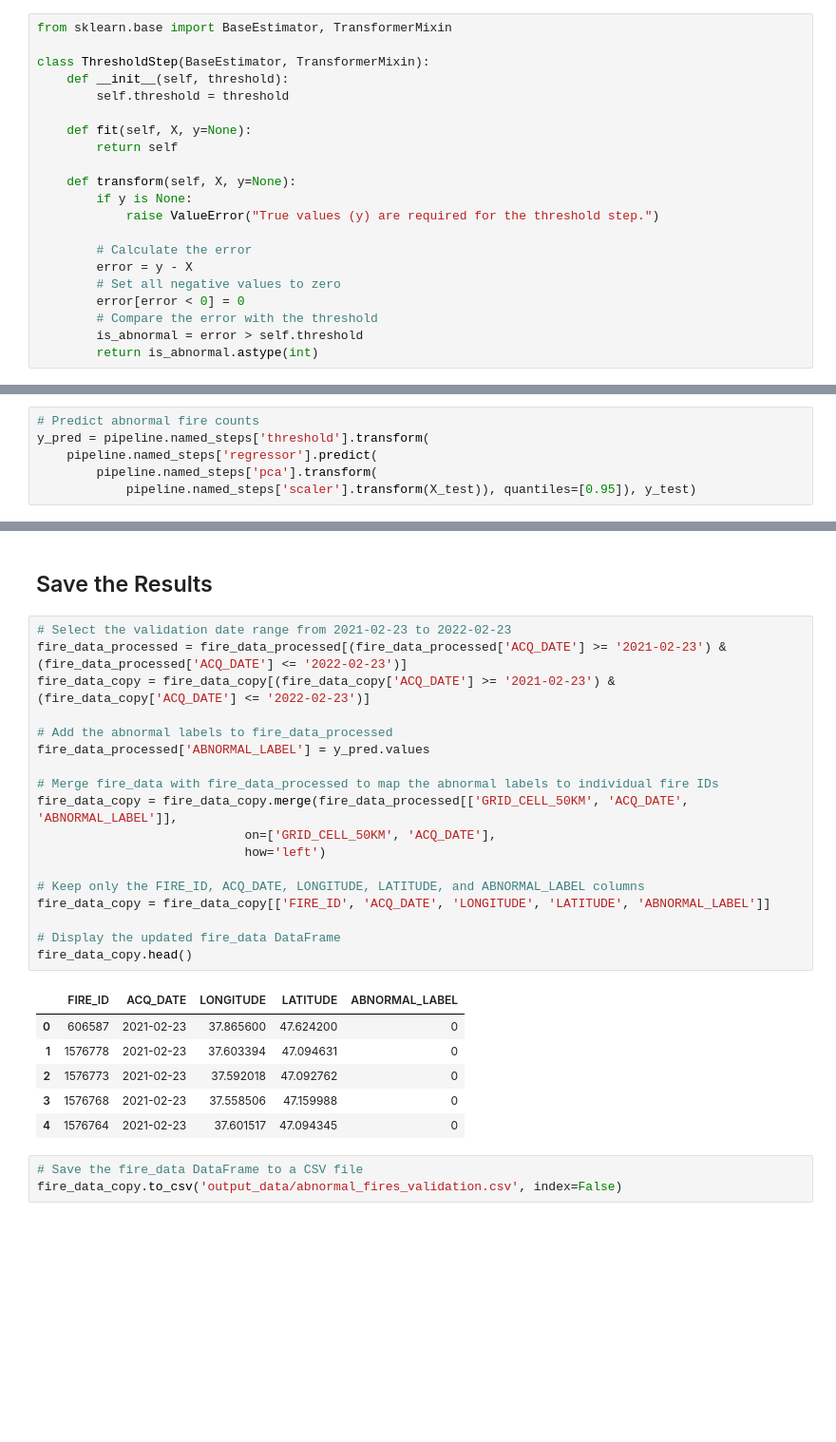
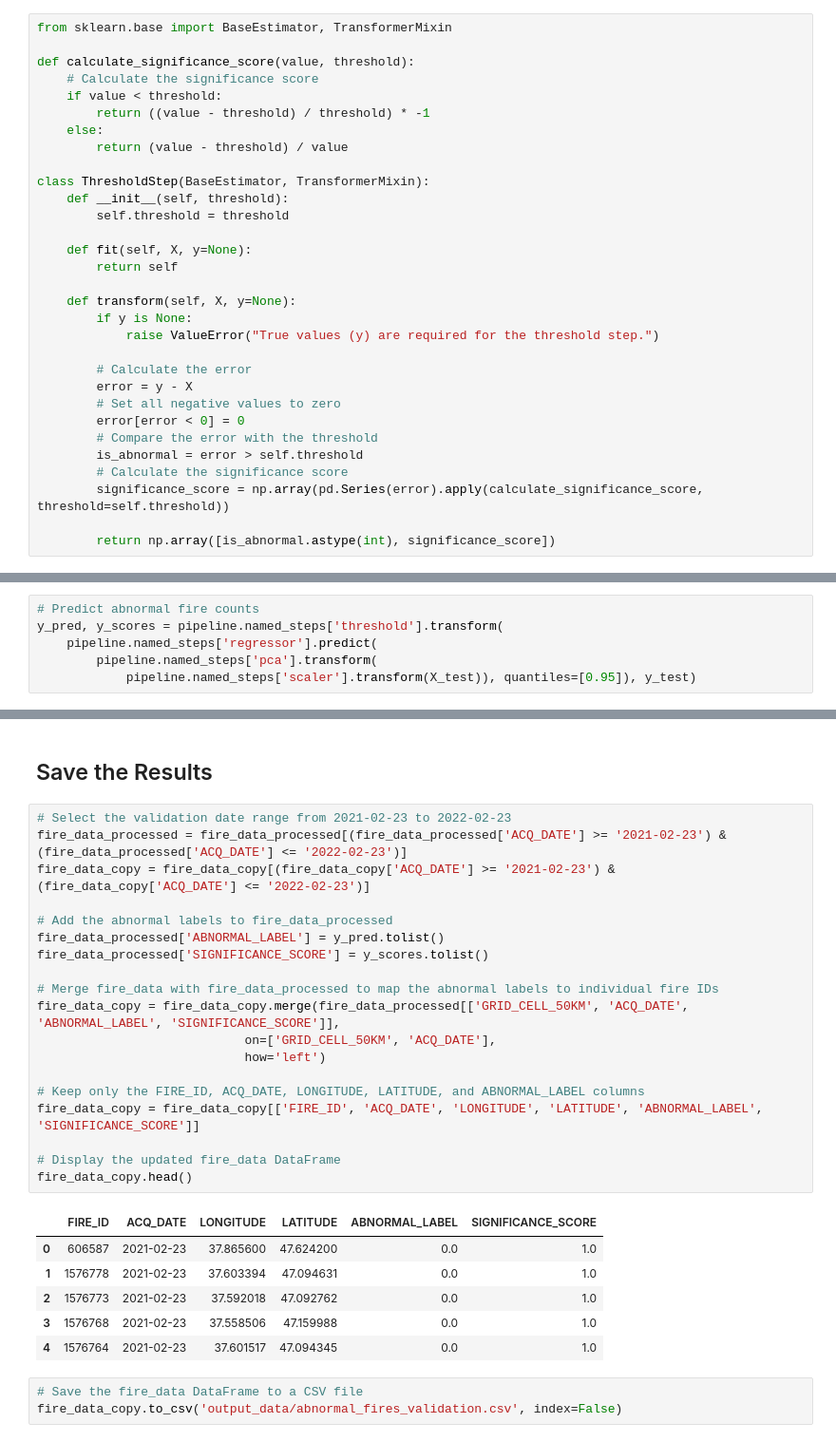
Before and after one commit to GianMan89/war-fire-model, a Jupyter notebook: 2_training.ipynb, the cells around one changed output, grey strips where cells are left out. Shown: that part at 95% size. Saved outputs shown, nothing was run; the diff lists cells and outputs as text; blank space fills up the shorter version.

Commit message:
Update: added significance scores for anomaly detection

```diff
--- a/2_training.ipynb
+++ b/2_training.ipynb
@@ -191,6 +191,13 @@ print(f'Threshold for 95% of all fires: {threshold}')
 Threshold for 95% of all fires: 14.450000000000031
 # %%
 from sklearn.base import BaseEstimator, TransformerMixin
+
+def calculate_significance_score(value, threshold):
+    # Calculate the significance score
+    if value < threshold:
+        return ((value - threshold) / threshold) * -1
+    else:
+        return (value - threshold) / value
 
 class ThresholdStep(BaseEstimator, TransformerMixin):
     def __init__(self, threshold):
@@ -209,7 +216,10 @@ class ThresholdStep(BaseEstimator, TransformerMixin):
         error[error < 0] = 0
         # Compare the error with the threshold
         is_abnormal = error > self.threshold
-        return is_abnormal.astype(int)
+        # Calculate the significance score
+        significance_score = np.array(pd.Series(error).apply(calculate_significance_score, threshold=self.threshold))
+
+        return np.array([is_abnormal.astype(int), significance_score])
 # %%
 # Add the threshold step to the pipeline
 pipeline.steps.append(('threshold', ThresholdStep(threshold=threshold)))
@@ -228,7 +238,7 @@ with open('saved_models/pipeline.pkl', 'wb') as file:
     pickle.dump(pipeline, file)
 # %%
 # Predict abnormal fire counts
-y_pred = pipeline.named_steps['threshold'].transform(
+y_pred, y_scores = pipeline.named_steps['threshold'].transform(
     pipeline.named_steps['regressor'].predict(
         pipeline.named_steps['pca'].transform(
             pipeline.named_steps['scaler'].transform(X_test)), quantiles=[0.95]), y_test)
@@ -249,28 +269,29 @@ Percentage of Abnormal Fires: 4.98%
 # %%
 # Select the validation date range from 2021-02-23 to 2022-02-23
 fire_data_processed = fire_data_processed[(fire_data_processed['ACQ_DATE'] >= '2021-02-23') & (fire_data_processed['ACQ_DATE'] <= '2022-02-23')]
 fire_data_copy = fire_data_copy[(fire_data_copy['ACQ_DATE'] >= '2021-02-23') & (fire_data_copy['ACQ_DATE'] <= '2022-02-23')]
 
 # Add the abnormal labels to fire_data_processed
-fire_data_processed['ABNORMAL_LABEL'] = y_pred.values
+fire_data_processed['ABNORMAL_LABEL'] = y_pred.tolist()
+fire_data_processed['SIGNIFICANCE_SCORE'] = y_scores.tolist()
 
 # Merge fire_data with fire_data_processed to map the abnormal labels to individual fire IDs
-fire_data_copy = fire_data_copy.merge(fire_data_processed[['GRID_CELL_50KM', 'ACQ_DATE', 'ABNORMAL_LABEL']],
+fire_data_copy = fire_data_copy.merge(fire_data_processed[['GRID_CELL_50KM', 'ACQ_DATE', 'ABNORMAL_LABEL', 'SIGNIFICANCE_SCORE']],
                             on=['GRID_CELL_50KM', 'ACQ_DATE'],
                             how='left')
 
 # Keep only the FIRE_ID, ACQ_DATE, LONGITUDE, LATITUDE, and ABNORMAL_LABEL columns
-fire_data_copy = fire_data_copy[['FIRE_ID', 'ACQ_DATE', 'LONGITUDE', 'LATITUDE', 'ABNORMAL_LABEL']]
+fire_data_copy = fire_data_copy[['FIRE_ID', 'ACQ_DATE', 'LONGITUDE', 'LATITUDE', 'ABNORMAL_LABEL', 'SIGNIFICANCE_SCORE']]
 
 # Display the updated fire_data DataFrame
 fire_data_copy.head()
 # %% [output]
-|  | FIRE_ID | ACQ_DATE | LONGITUDE | LATITUDE | ABNORMAL_LABEL |
-| 0 | 606587 | 2021-02-23 | 37.865600 | 47.624200 | 0 |
-| 1 | 1576778 | 2021-02-23 | 37.603394 | 47.094631 | 0 |
-| 2 | 1576773 | 2021-02-23 | 37.592018 | 47.092762 | 0 |
-| 3 | 1576768 | 2021-02-23 | 37.558506 | 47.159988 | 0 |
-| 4 | 1576764 | 2021-02-23 | 37.601517 | 47.094345 | 0 |
+|  | FIRE_ID | ACQ_DATE | LONGITUDE | LATITUDE | ABNORMAL_LABEL | SIGNIFICANCE_SCORE |
+| 0 | 606587 | 2021-02-23 | 37.865600 | 47.624200 | 0.0 | 1.0 |
+| 1 | 1576778 | 2021-02-23 | 37.603394 | 47.094631 | 0.0 | 1.0 |
+| 2 | 1576773 | 2021-02-23 | 37.592018 | 47.092762 | 0.0 | 1.0 |
+| 3 | 1576768 | 2021-02-23 | 37.558506 | 47.159988 | 0.0 | 1.0 |
+| 4 | 1576764 | 2021-02-23 | 37.601517 | 47.094345 | 0.0 | 1.0 |
 # %%
 # Save the fire_data DataFrame to a CSV file
 fire_data_copy.to_csv('output_data/abnormal_fires_validation.csv', index=False)
```
Also changed, not shown: parts of 1 cell of this notebook, 3 other files.
